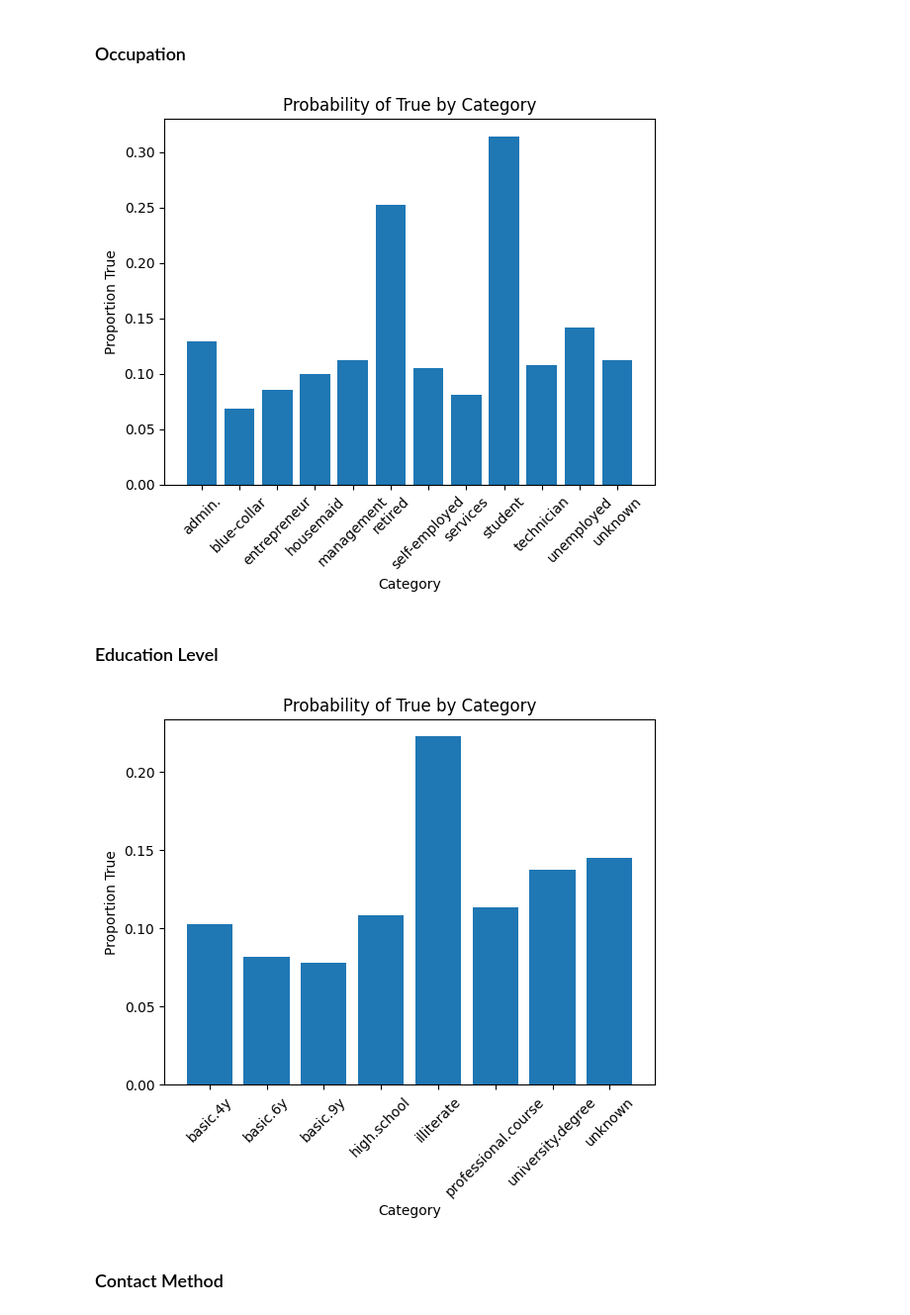
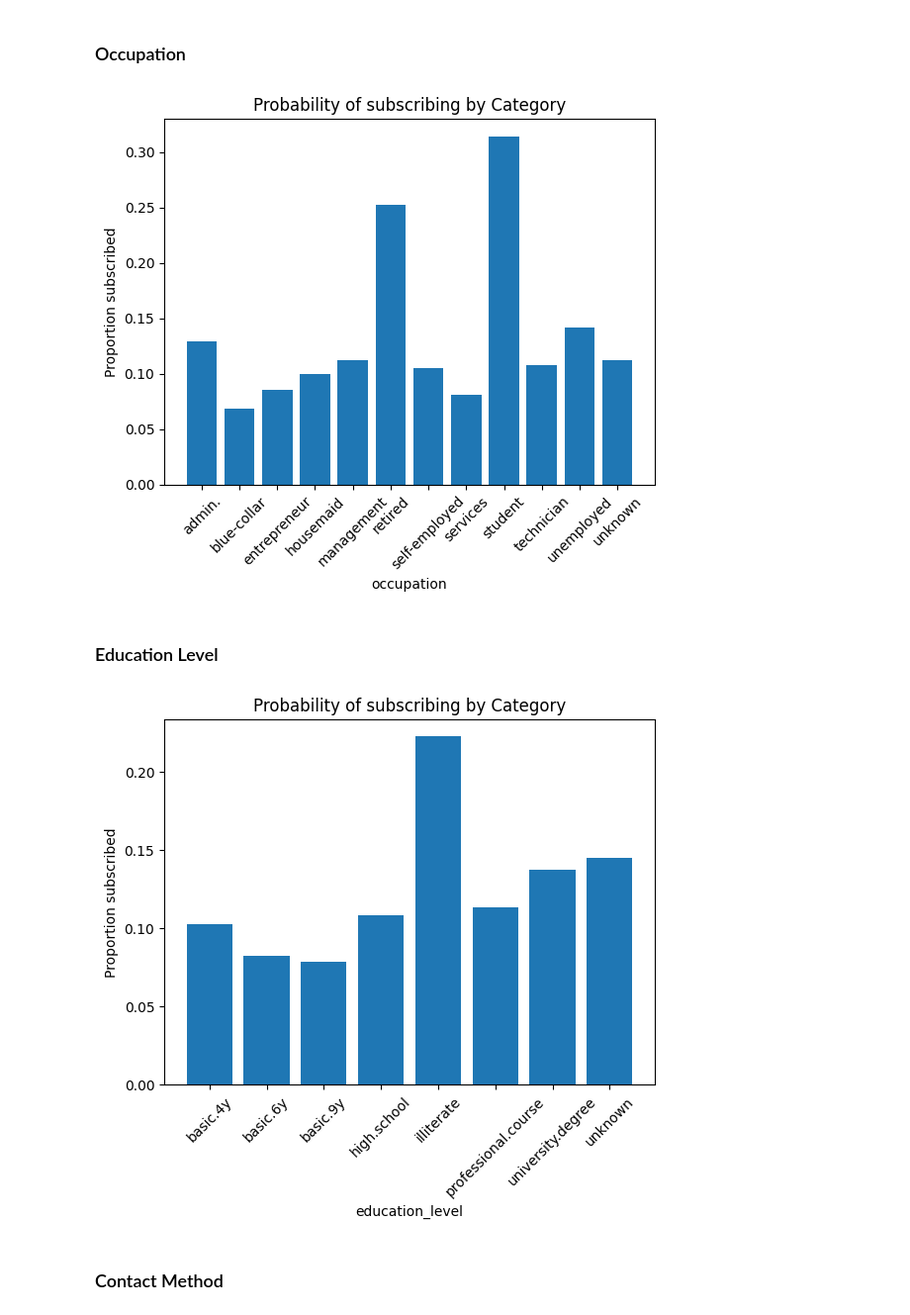
Before and after one commit to mysticshirou/EGT309-TeamJunHoe, a Jupyter notebook: eda.ipynb, the cells around one changed output. Shown at 99% size. Cells and saved outputs as stored; diff of their text form; code cells hidden in the pictures.

```diff
--- a/eda.ipynb
+++ b/eda.ipynb
@@ -827,6 +812,8 @@ df_personal.head()
 | 4 | 27 | False | housemaid | married | high.school | known | missing | ... |
 # %%
 print(f"Number of null values in personal_loan column: {df_personal.personal_loan.isna().sum()}")
+# fillna for plotting, same as housing loan
+df_personal.personal_loan = df_personal.personal_loan.fillna("missing")
 print(df_personal.personal_loan.unique())
 # %% [output]
 Number of null values in personal_loan column: 4146
@@ -945,36 +914,32 @@ pd.crosstab(df_cleaned.age_unk, df_cleaned.subscription_status, normalize='index
 # %% [markdown]
 ### Occupation
+# %%
+# Making a generic helper function to help with bivariate analysis
+def bivariate_categorical_plotter(df, colname):
+    prop = df.groupby(colname)["subscription_status"].mean()
+
+    plt.figure()
+    plt.bar(prop.index, prop.values)
+    plt.ylabel("Proportion subscribed")
+    plt.xlabel(colname)
+    plt.xticks(rotation=45)
+    plt.title("Probability of subscribing by Category")
+    plt.show()
 # %%
 # Looks to be a very good feature, as there are clear differences in the proportion of
 # people who subscribe based on their occupation.
-prop = df_cleaned.groupby("occupation")["subscription_status"].mean()
-
-plt.figure()
-plt.bar(prop.index, prop.values)
-plt.ylabel("Proportion True")
-plt.xlabel("Category")
-plt.xticks(rotation=45)
-plt.title("Probability of True by Category")
-plt.show()
+bivariate_categorical_plotter(df_cleaned, "occupation")
 # %% [output]
-[figure, old version]
+[figure, new version]
 # %% [markdown]
 ### Education Level
 # %%
 # This feature also shows potential
 # Small caveat is that the 'illiterate' value was a rare value as known from univariate analysis,
 # so that obvious probability jump can't be taken advantage of too much by the model
-prop = df_cleaned.groupby("education_level")["subscription_status"].mean()
-
-plt.figure()
-plt.bar(prop.index, prop.values)
-plt.ylabel("Proportion True")
-plt.xlabel("Category")
-plt.xticks(rotation=45)
-plt.title("Probability of True by Category")
-plt.show()
+bivariate_categorical_plotter(df_cleaned, "education_level")
 # %% [output]
-[figure, old version]
+[figure, new version]
 # %% [markdown]
 ### Contact Method
 # %%
```
Also changed, not shown: parts of 16 cells of this notebook, 4 other files.
